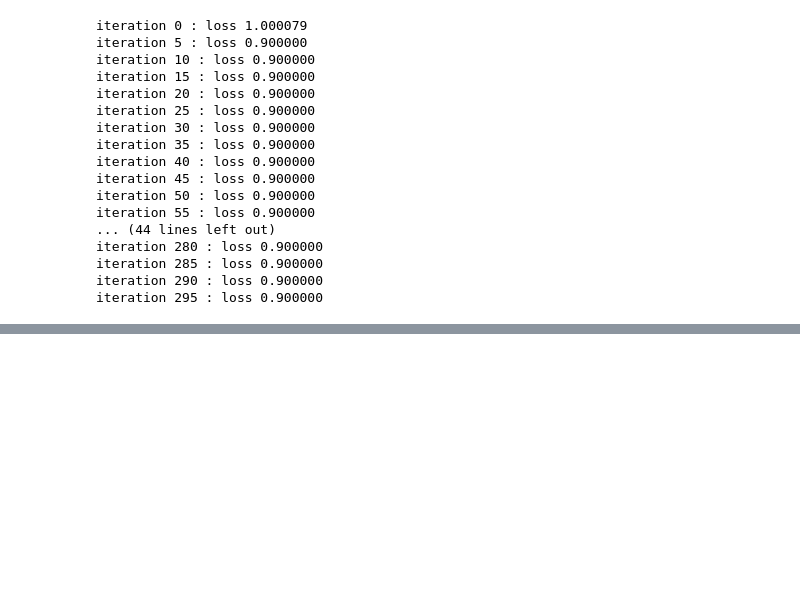
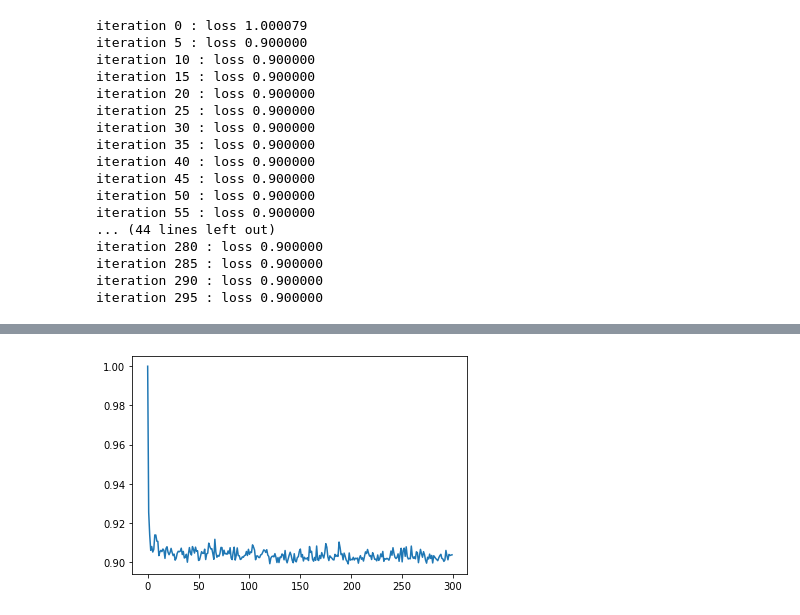
Before and after one commit to Dileesha747/ImageProcessing_1, a Jupyter notebook: assgn.ipynb, the cells around one changed output, grey strips where cells are left out. Saved outputs shown, nothing was run; the diff lists cells and outputs as text; code cells hidden in the pictures; blank space fills up the shorter version.

```diff
--- a/assgn.ipynb
+++ b/assgn.ipynb
@@ -267,0 +263,25 @@ rng = np.random.default_rng(seed=seed)
+# %%
+for t in range(iterations):
+    indices=np.random.choice(Ntr,batch_size)
+    x=x_train[indices]
+    y=y_train[indices]
+
+    h_l=1.0/(1.0+np.exp(-(x.dot(w1)+b1)))  #hidden layer through Sigmoid
+    y_p=h_l.dot(w2)+b2
+    loss=(1./batch_size)*np.square(y_p-y).sum()+reg*(np.sum(w1*w1)+np.sum(w2*w2))
+    loss_history.append(loss)
+    if t%5==0:
+        print('iteration %d : loss %f' % (t,loss))
+    #BackPropagation
+    dl_y_p=(1./batch_size)*2.0*(y_p-y)
+    dl_w2=h_l.T.dot(dl_y_p)+reg*w2
+    dl_b2=dl_y_p.sum(axis=0)
+    dl_h=dl_y_p.dot(w2.T)
+    dl_w1=x.T.dot(dl_h*h_l*(1-h_l))+reg*w1
+    dl_b1=(dl_h*h_l*(1-h_l)).sum(axis=0)
+
+    w1 -=lr*dl_w1
+    b1 -=lr*dl_b1
+    w2 -=lr*dl_w2
+    b2 -=lr*dl_b2
+    lr *=lr_decay
@@ -267,0 +306,21 @@ rng = np.random.default_rng(seed=seed)
+# %%
+plt.plot(loss_history)
+
+x_t=x_train
+h_l=1.0/(1.0+np.exp(-(x_t.dot(w1)+b1)))
+y_p=h_l.dot(w2)+b2
+
+train_loss=(1/Ntr)*(np.square(y_train-y_p)).sum()
+train_accuracy=1-train_loss
+print('Training Loss :',train_loss)
+print('Training Accuracy :',train_accuracy)
+
+x_t=x_test
+h_l=1.0/(1.0+np.exp(-(x_t.dot(w1)+b1)))
+y_p=h_l.dot(w2)+b2
+
+test_loss=(1/Nte)*(np.square(y_test-y_p)).sum()
+test_accuracy=1-test_loss
+print('Testing Loss :',test_loss)
+print('Testing Accuracy :',test_accuracy)
+# %% [output]
@@ -267,0 +331 @@ rng = np.random.default_rng(seed=seed)
+[figure, added]
```
Also changed, not shown: parts of 4 cells of this notebook.
